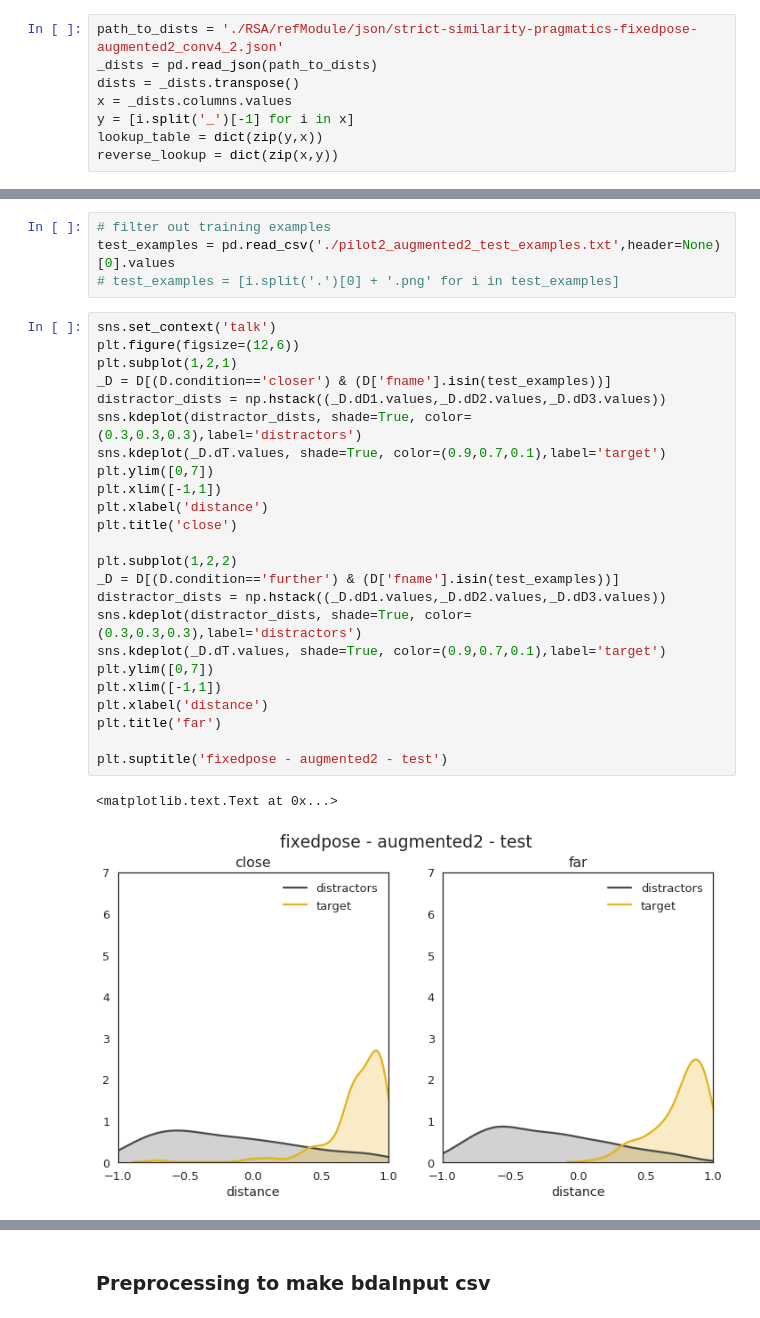
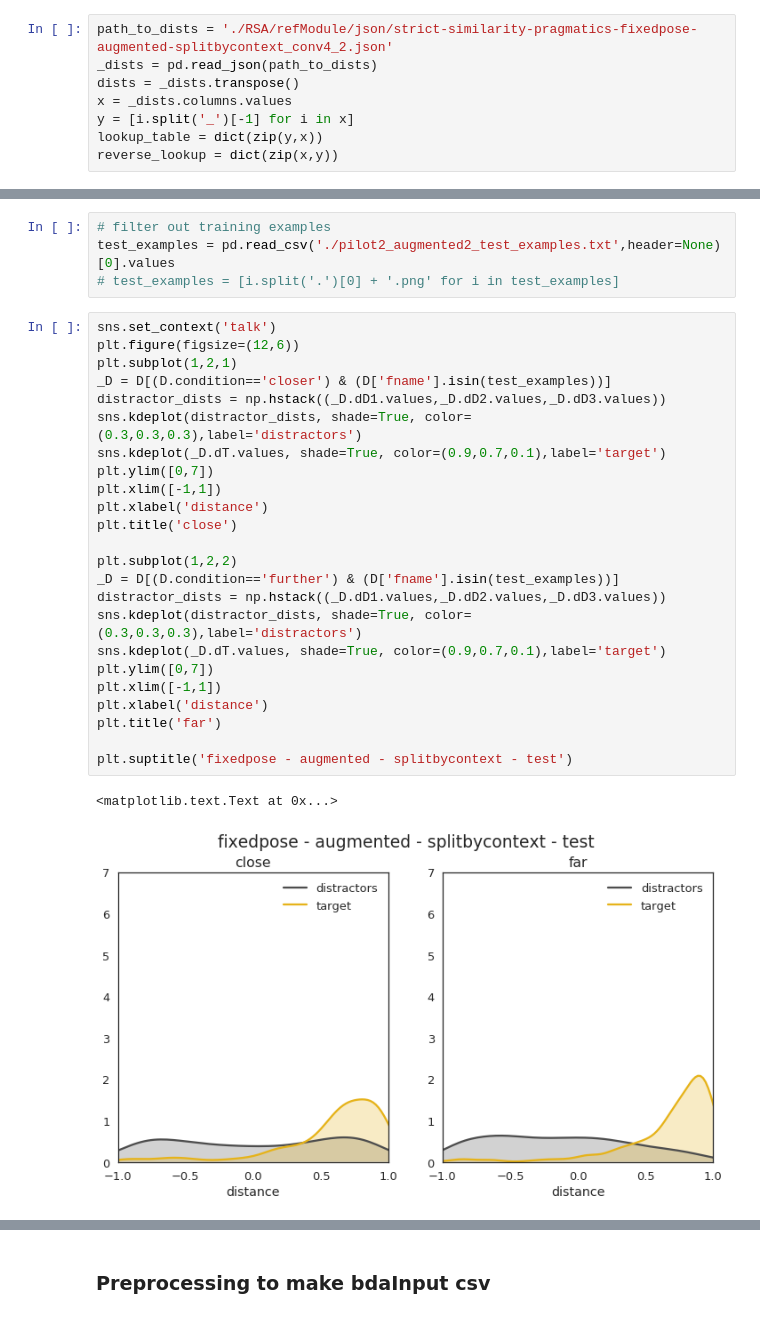
Before and after one commit to hawkrobe/reference_games, a Jupyter notebook: analysis/3dObjects/sketchpad_basic/pilot2_analysis_sketchpad_basic.ipynb, the cells around one changed output, grey strips where cells are left out. Drawn from its saved outputs; the diff is of its cells as text.

```diff
--- a/analysis/3dObjects/sketchpad_basic/pilot2_analysis_sketchpad_basic.ipynb
+++ b/analysis/3dObjects/sketchpad_basic/pilot2_analysis_sketchpad_basic.ipynb
@@ -566,7 +571,7 @@ print str(np.shape(D)[0]) + ' records in merged dataframe'
 # %% [markdown]
 ### Visualize distance distributions
 # %%
-path_to_dists = './RSA/refModule/json/strict-similarity-pragmatics-fixedpose-augmented2_conv4_2.json'
+path_to_dists = './RSA/refModule/json/strict-similarity-pragmatics-fixedpose-augmented-splitbycontext_conv4_2.json'
 _dists = pd.read_json(path_to_dists)
 dists = _dists.transpose()
 x = _dists.columns.values
@@ -612,30 +617,30 @@ test_examples = pd.read_csv('./pilot2_augmented2_test_examples.txt',header=None)
 # %%
 sns.set_context('talk')
 plt.figure(figsize=(12,6))
 plt.subplot(1,2,1)
 _D = D[(D.condition=='closer') & (D['fname'].isin(test_examples))]
 distractor_dists = np.hstack((_D.dD1.values,_D.dD2.values,_D.dD3.values))
 sns.kdeplot(distractor_dists, shade=True, color=(0.3,0.3,0.3),label='distractors')
 sns.kdeplot(_D.dT.values, shade=True, color=(0.9,0.7,0.1),label='target')
 plt.ylim([0,7])
 plt.xlim([-1,1])
 plt.xlabel('distance')
 plt.title('close')
 
 plt.subplot(1,2,2)
 _D = D[(D.condition=='further') & (D['fname'].isin(test_examples))]
 distractor_dists = np.hstack((_D.dD1.values,_D.dD2.values,_D.dD3.values))
 sns.kdeplot(distractor_dists, shade=True, color=(0.3,0.3,0.3),label='distractors')
 sns.kdeplot(_D.dT.values, shade=True, color=(0.9,0.7,0.1),label='target')
 plt.ylim([0,7])
 plt.xlim([-1,1])
 plt.xlabel('distance')
 plt.title('far')
 
-plt.suptitle('fixedpose - augmented2 - test')
+plt.suptitle('fixedpose - augmented - splitbycontext - test')
 # %% [output]
 <matplotlib.text.Text at 0x...>
-[figure, old version]
+[figure, new version]
 # %%
 sns.set_context('talk')
 plt.figure(figsize=(12,12))
```
Also changed, not shown: parts of 9 cells of this notebook, 1 other file.
